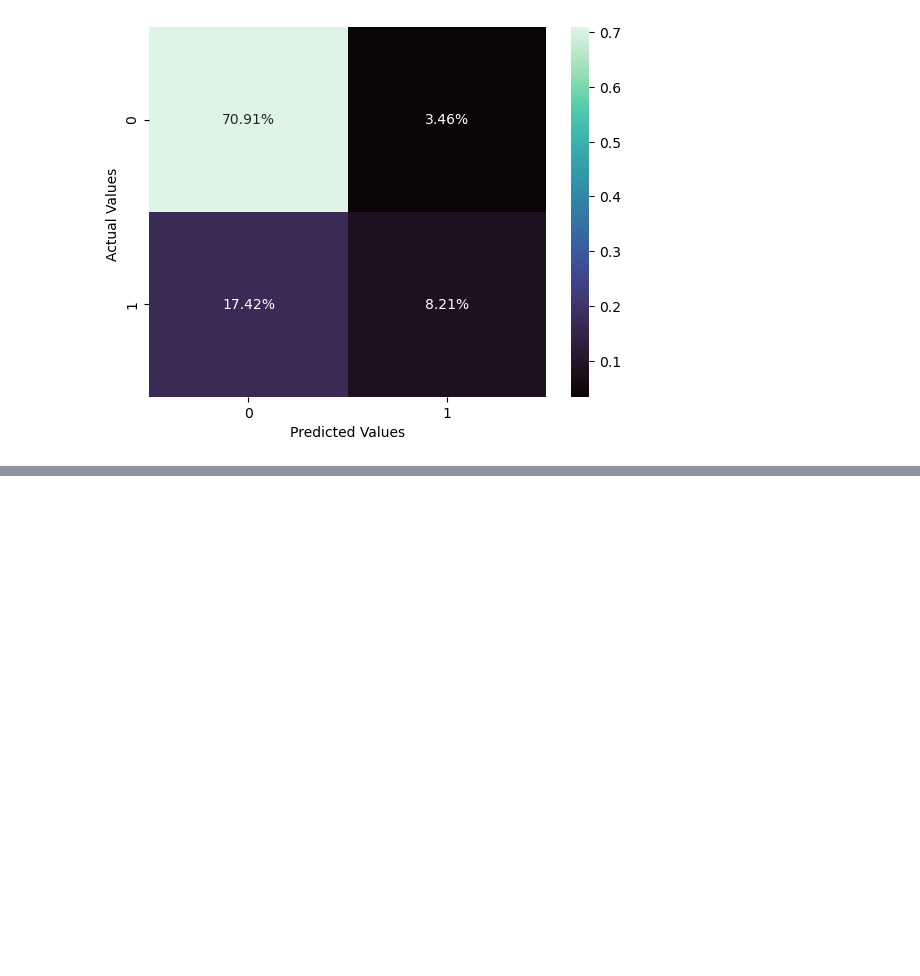
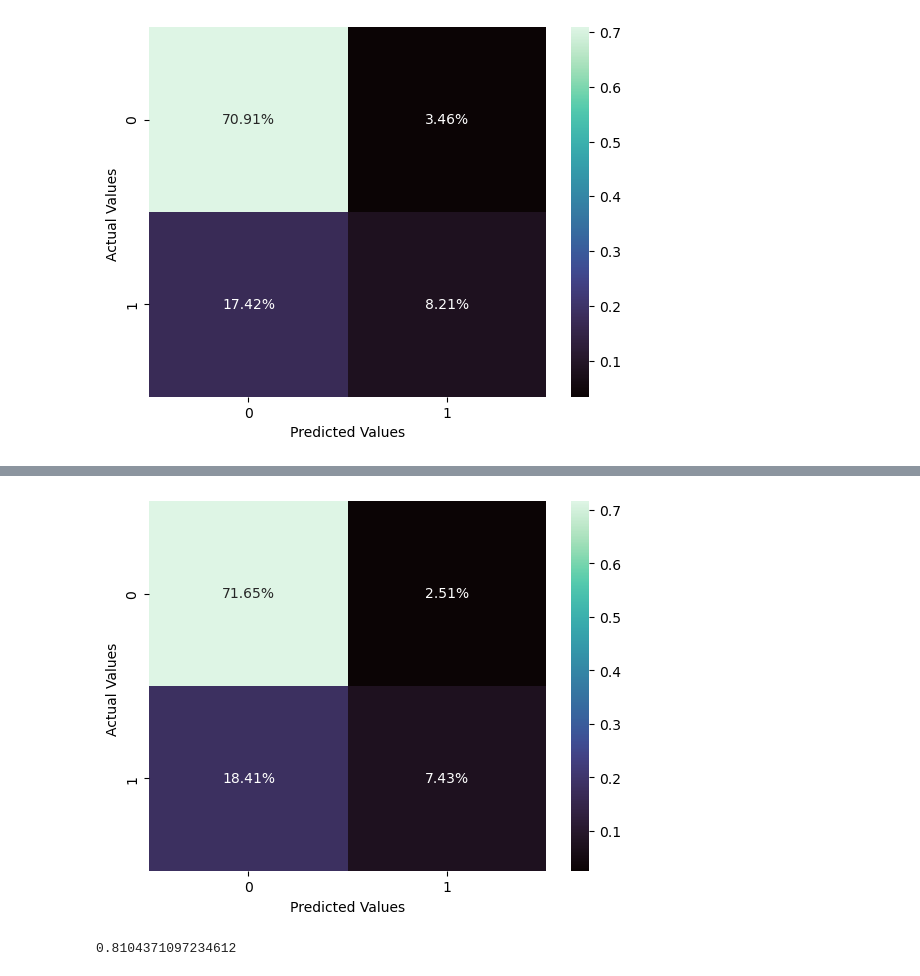
Before and after one commit to ajayvarghese2000/22WSD074-Machine-Learning-Principles, a Jupyter notebook: CW1/ML_Group_Project - Excluding Race.ipynb, the cells around one changed output, grey strips where cells are left out. Cells and saved outputs as stored; diff of their text form; code cells hidden in the pictures; blank space fills up the shorter version.

```diff
--- a/CW1/ML_Group_Project - Excluding Race.ipynb
+++ b/CW1/ML_Group_Project - Excluding Race.ipynb
@@ -688,3 +688,9 @@ ax.set_ylabel('Actual Values ')
 plt.show()
 # %% [output]
 [figure]
+# %%
+##Try SVM
+from sklearn.svm import SVC
+svm=SVC()
+svm.fit(X_train, y_train)
+svm.score(X_test,y_test)
@@ -690,0 +699,5 @@ plt.show()
+# %%
+## Explore SVM
+from sklearn.metrics import classification_report
+svmPredict=svm.predict(X_test)
+print(classification_report(y_test, svmPredict))
@@ -690,0 +713,21 @@ plt.show()
+# %%
+## SVM Confusion Matrix
+import seaborn as sns
+from sklearn.metrics import confusion_matrix
+
+confusionMatrix = confusion_matrix(y_test, svmPredict)
+ax = sns.heatmap(confusionMatrix/np.sum(confusionMatrix), annot=True,  fmt='.2%', cmap='mako')
+ax.set_xlabel('Predicted Values')
+ax.set_ylabel('Actual Values ')
+
+plt.show()
+# %% [output]
+[figure, added]
+# %%
+## Try ANN
+from sklearn.neural_network import MLPClassifier
+mlp = MLPClassifier(hidden_layer_sizes=(200, 200, 200), max_iter=200)
+mlp.fit(X_train, y_train)
+mlp.score(X_test,y_test)
+# %% [output]
+0.8104371097234612
```
Also changed, not shown: parts of 4 cells of this notebook.
